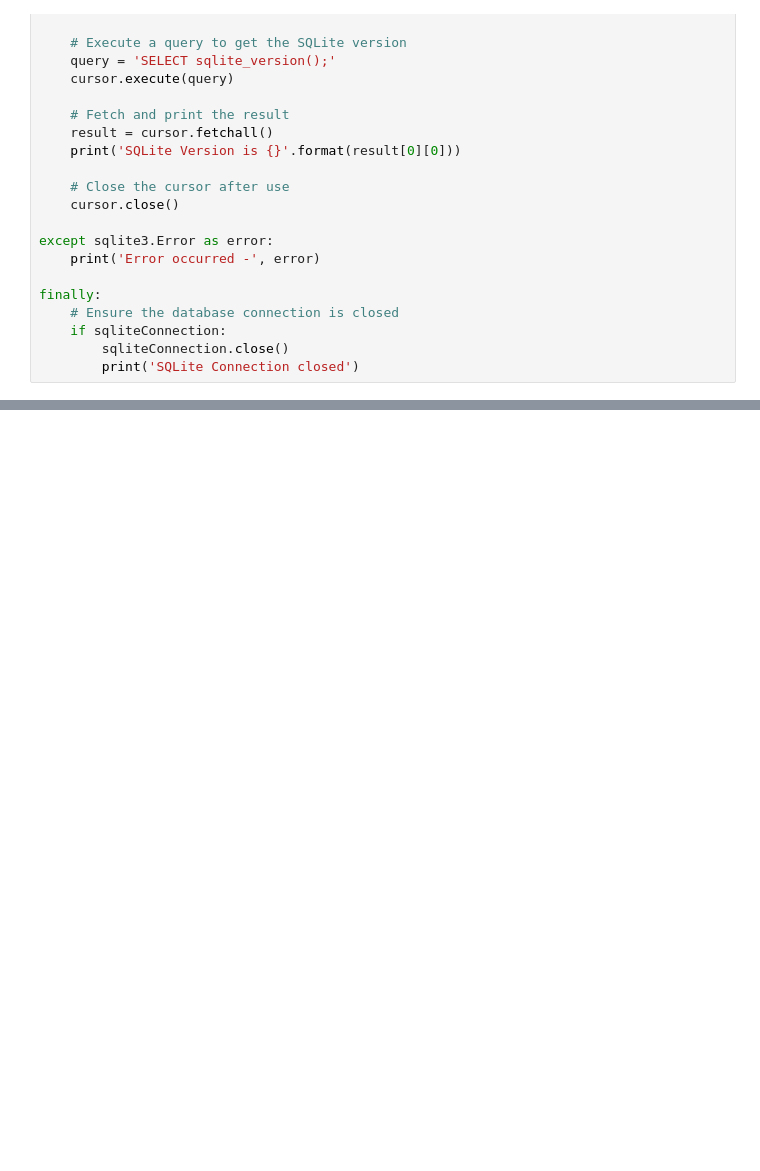
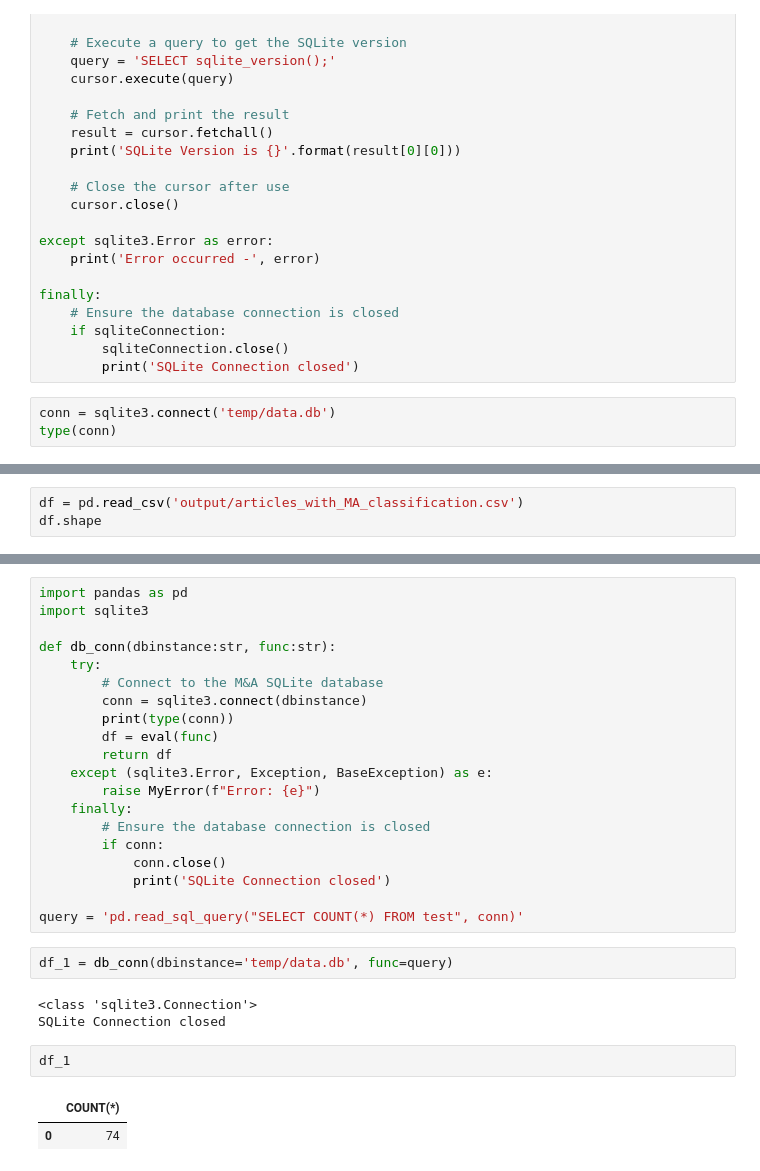
Before and after one commit to chuash/MergerScan, a Jupyter notebook: Draft.ipynb, the cells around one changed output, grey strips where cells are left out. Cells and saved outputs as stored; diff of their text form; blank space fills up the shorter version.

```diff
--- a/Draft.ipynb
+++ b/Draft.ipynb
@@ -1138,3 +1138,6 @@ finally:
     if sqliteConnection:
         sqliteConnection.close()
         print('SQLite Connection closed')
+# %%
+conn = sqlite3.connect('temp/data.db')
+type(conn)
@@ -1140,0 +1153,3 @@ finally:
+# %%
+df = pd.read_csv('output/articles_with_MA_classification.csv')
+df.shape
@@ -1140,0 +1193,30 @@ finally:
+# %%
+import pandas as pd
+import sqlite3
+
+def db_conn(dbinstance:str, func:str):
+    try:
+        # Connect to the M&A SQLite database
+        conn = sqlite3.connect(dbinstance)
+        print(type(conn))
+        df = eval(func)
+        return df
+    except (sqlite3.Error, Exception, BaseException) as e:
+        raise MyError(f"Error: {e}")
+    finally:
+        # Ensure the database connection is closed
+        if conn:
+            conn.close()
+            print('SQLite Connection closed')
+
+query = 'pd.read_sql_query("SELECT COUNT(*) FROM test", conn)'
+# %%
+df_1 = db_conn(dbinstance='temp/data.db', func=query)
+# %% [output]
+<class 'sqlite3.Connection'>
+SQLite Connection closed
+# %%
+df_1
+# %% [output]
+|  | COUNT(*) |
+| 0 | 74 |
```
Also changed, not shown: parts of 10 cells of this notebook, 2 other files.
